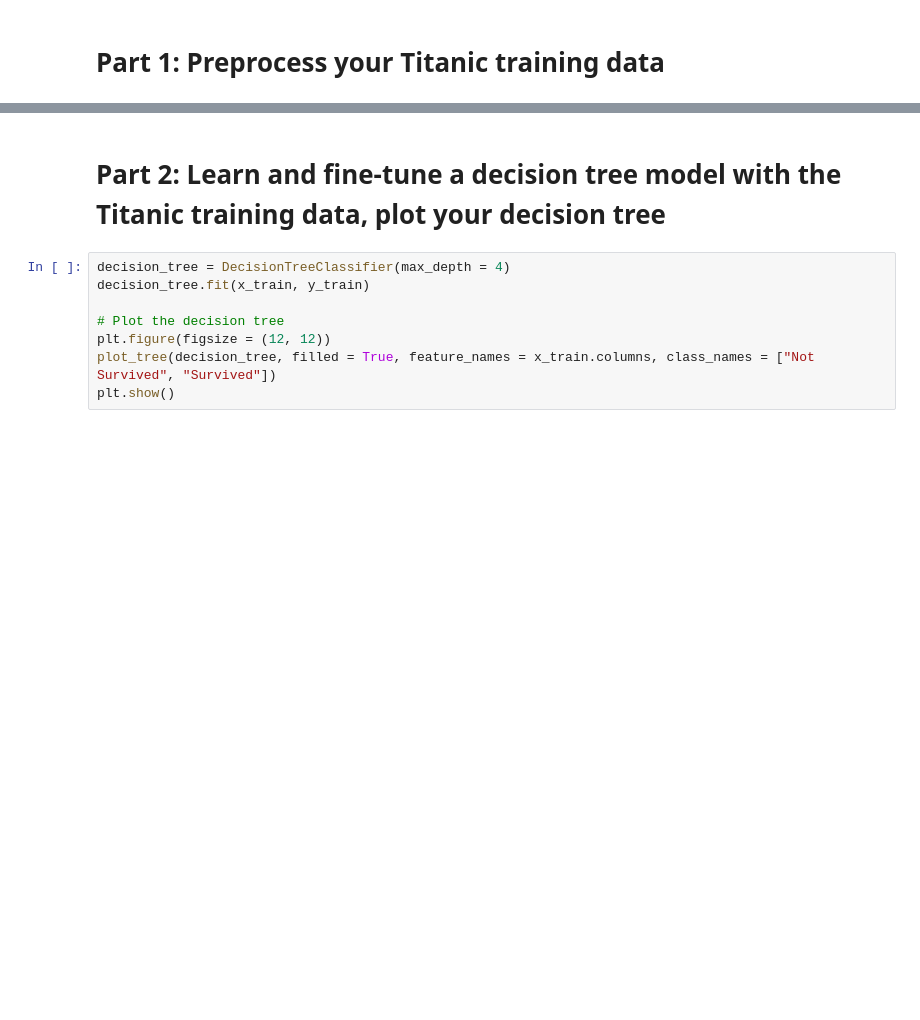
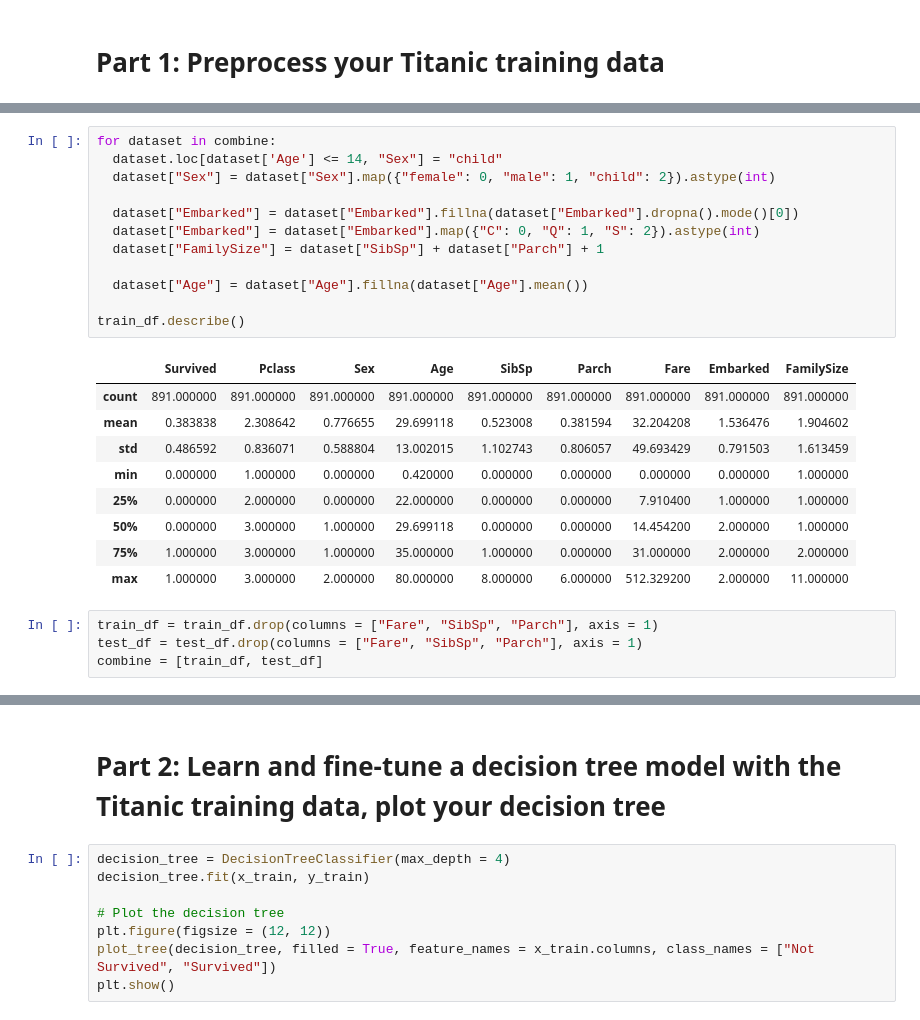
Before and after one commit to Viknesh-Rajaramon/Data-Mining, a Jupyter notebook: HW2/HW2_Task1.ipynb, the cells around one changed output, grey strips where cells are left out. Cells and saved outputs as stored; diff of their text form; blank space fills up the shorter version.

```diff
--- a/HW2/HW2_Task1.ipynb
+++ b/HW2/HW2_Task1.ipynb
@@ -70,3 +134,29 @@ train_df.shape
+# %%
+for dataset in combine:
+  dataset.loc[dataset['Age'] <= 14, "Sex"] = "child"
+  dataset["Sex"] = dataset["Sex"].map({"female": 0, "male": 1, "child": 2}).astype(int)
+
+  dataset["Embarked"] = dataset["Embarked"].fillna(dataset["Embarked"].dropna().mode()[0])
+  dataset["Embarked"] = dataset["Embarked"].map({"C": 0, "Q": 1, "S": 2}).astype(int)
+  dataset["FamilySize"] = dataset["SibSp"] + dataset["Parch"] + 1
+
+  dataset["Age"] = dataset["Age"].fillna(dataset["Age"].mean())
+
+train_df.describe()
+# %% [output]
+|  | Survived | Pclass | Sex | Age | SibSp | Parch | Fare | Embarked | FamilySize |
+| count | 891.000000 | 891.000000 | 891.000000 | 891.000000 | 891.000000 | 891.000000 | 891.000000 | 891.000000 | 891.000000 |
+| mean | 0.383838 | 2.308642 | 0.776655 | 29.699118 | 0.523008 | 0.381594 | 32.204208 | 1.536476 | 1.904602 |
+| std | 0.486592 | 0.836071 | 0.588804 | 13.002015 | 1.102743 | 0.806057 | 49.693429 | 0.791503 | 1.613459 |
+| min | 0.000000 | 1.000000 | 0.000000 | 0.420000 | 0.000000 | 0.000000 | 0.000000 | 0.000000 | 1.000000 |
+| 25% | 0.000000 | 2.000000 | 0.000000 | 22.000000 | 0.000000 | 0.000000 | 7.910400 | 1.000000 | 1.000000 |
+| 50% | 0.000000 | 3.000000 | 1.000000 | 29.699118 | 0.000000 | 0.000000 | 14.454200 | 2.000000 | 1.000000 |
+| 75% | 1.000000 | 3.000000 | 1.000000 | 35.000000 | 1.000000 | 0.000000 | 31.000000 | 2.000000 | 2.000000 |
+| max | 1.000000 | 3.000000 | 2.000000 | 80.000000 | 8.000000 | 6.000000 | 512.329200 | 2.000000 | 11.000000 |
+# %%
+train_df = train_df.drop(columns = ["Fare", "SibSp", "Parch"], axis = 1)
+test_df = test_df.drop(columns = ["Fare", "SibSp", "Parch"], axis = 1)
+combine = [train_df, test_df]
 # %%
 x_train = train_df.drop("Survived", axis = 1)
 y_train = train_df["Survived"]
```
Also changed, not shown: parts of 19 cells of this notebook.
